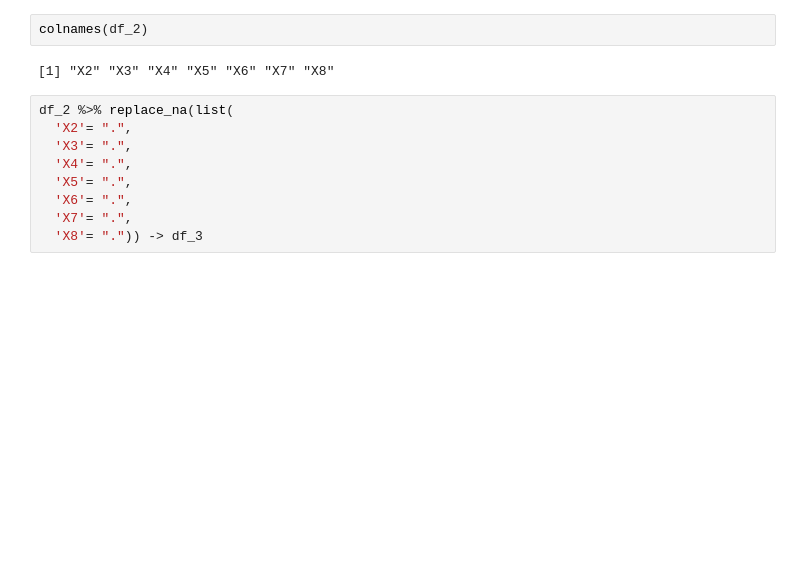
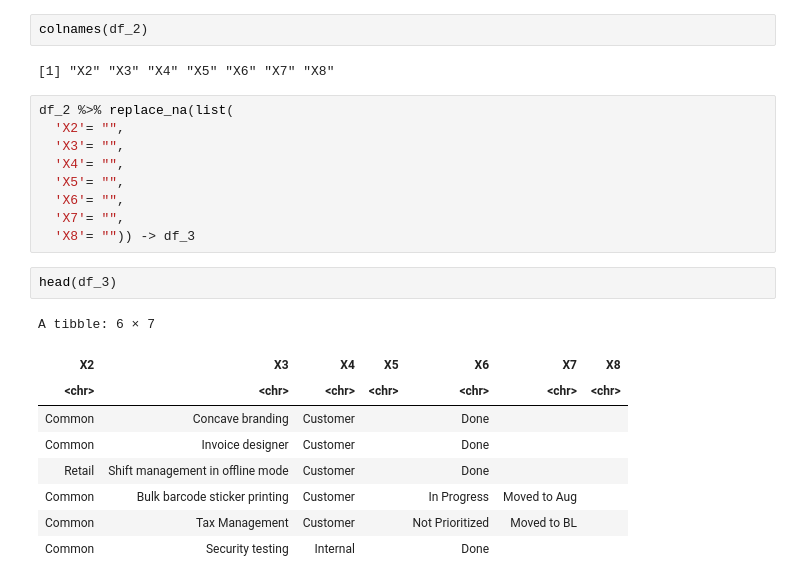
Before and after one commit to patternproject/r.sb.roadmapConvertPipe, a Jupyter notebook: v_0_1.ipynb, the cells around one changed output. Drawn from its saved outputs; the diff is of its cells as text; blank space fills up the shorter version.

```diff
--- a/v_0_1.ipynb
+++ b/v_0_1.ipynb
@@ -55,10 +55,22 @@ colnames(df_2)
 [1] "X2" "X3" "X4" "X5" "X6" "X7" "X8"
 # %%
 df_2 %>% replace_na(list(
-  'X2'= ".",
-  'X3'= ".",
-  'X4'= ".",
-  'X5'= ".",
-  'X6'= ".",
-  'X7'= ".",
-  'X8'= ".")) -> df_3
+  'X2'= "",
+  'X3'= "",
+  'X4'= "",
+  'X5'= "",
+  'X6'= "",
+  'X7'= "",
+  'X8'= "")) -> df_3
+# %%
+head(df_3)
+# %% [output]
+A tibble: 6 × 7
+| X2 | X3 | X4 | X5 | X6 | X7 | X8 |
+| <chr> | <chr> | <chr> | <chr> | <chr> | <chr> | <chr> |
+| Common | Concave branding | Customer |  | Done |  |  |
+| Common | Invoice designer | Customer |  | Done |  |  |
+| Retail | Shift management in offline mode | Customer |  | Done |  |  |
+| Common | Bulk barcode sticker printing | Customer |  | In Progress | Moved to Aug |  |
+| Common | Tax Management | Customer |  | Not Prioritized | Moved to BL |  |
+| Common | Security testing | Internal |  | Done |  |  |
```
Also changed, not shown: parts of 7 cells of this notebook.
